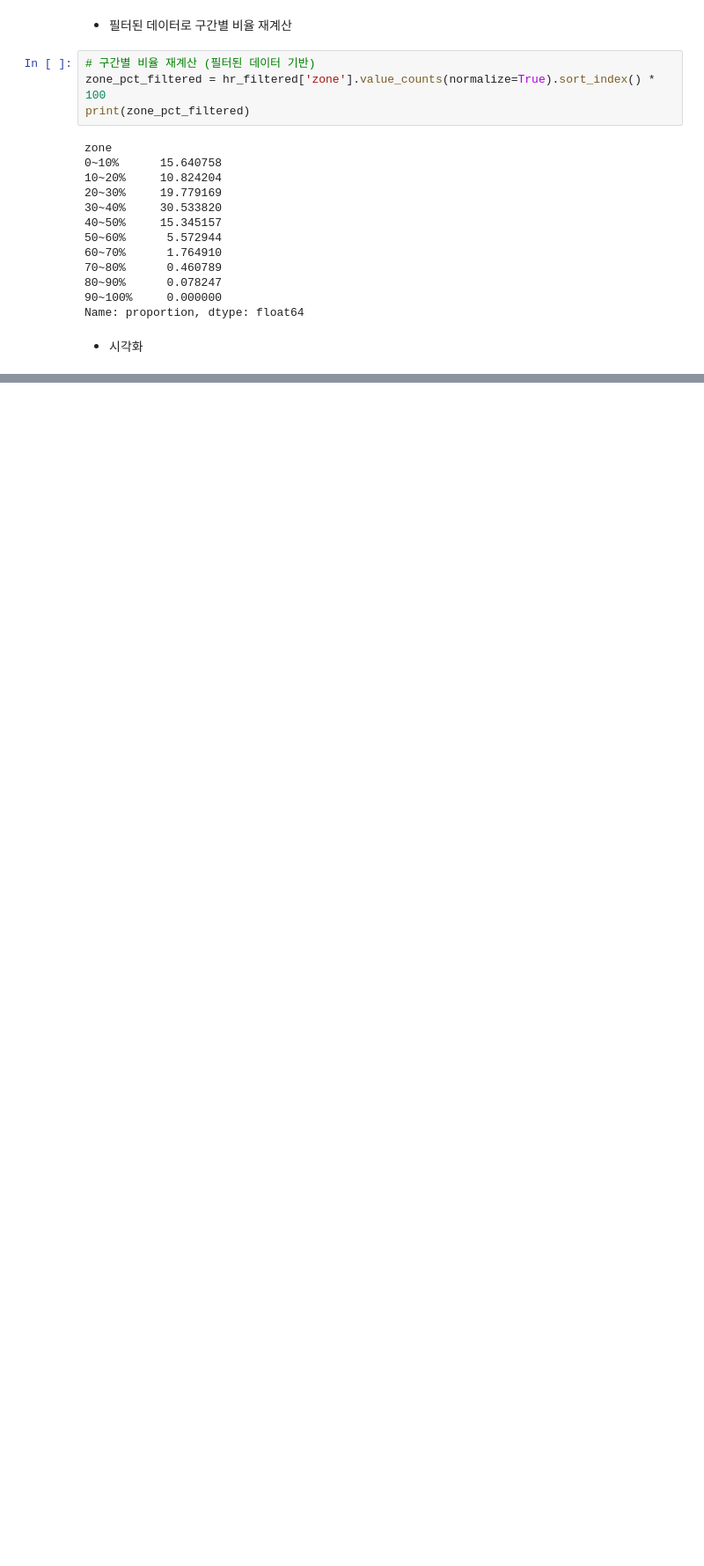
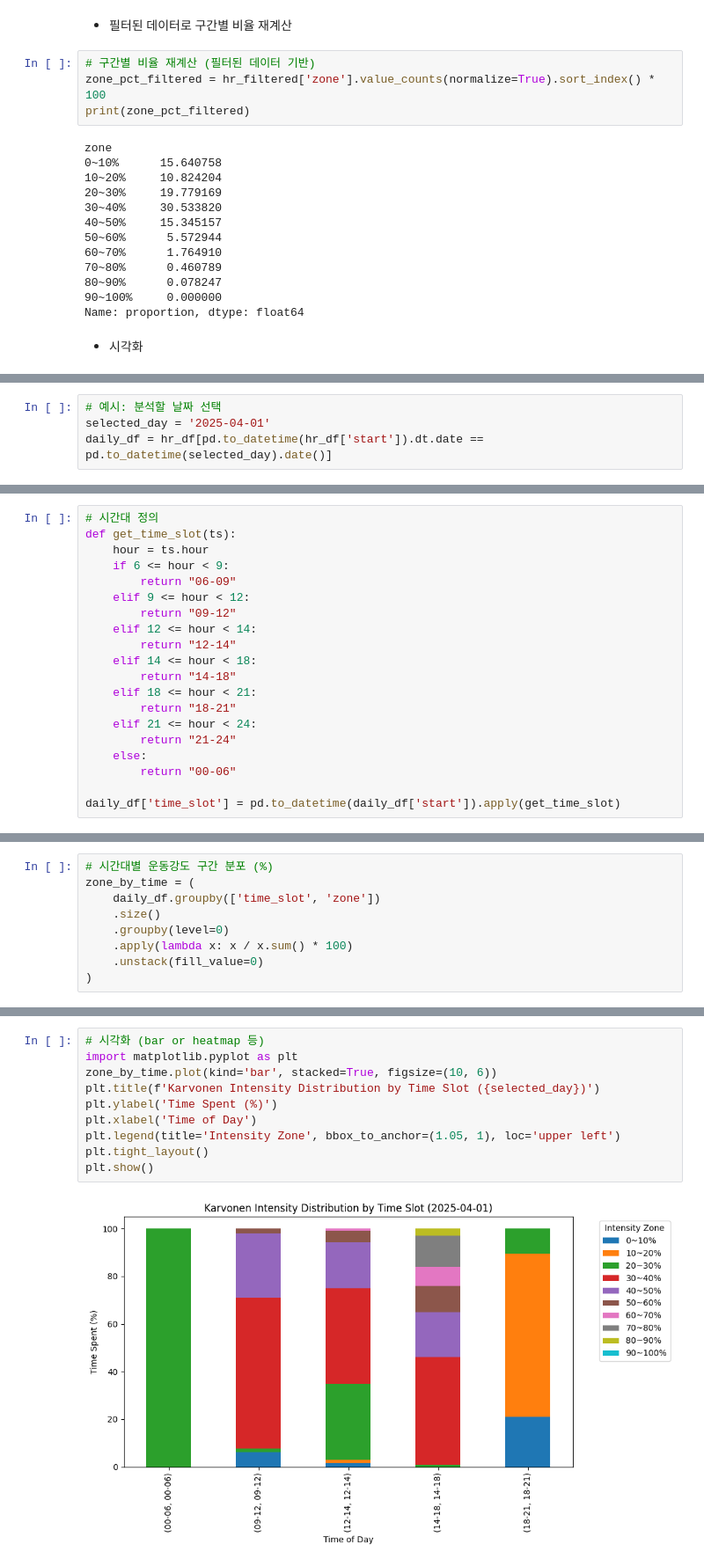
Before and after one commit to Mattlee10/Matt_Labs, a Jupyter notebook: Matt's_labs.ipynb, the cells around one changed output, grey strips where cells are left out. Shown at 88% size. Cells and saved outputs as stored; diff of their text form; blank space fills up the shorter version.

```diff
--- a/Matt's_labs.ipynb
+++ b/Matt's_labs.ipynb
@@ -197,0 +200,4 @@ plt.show()
+# %%
+# 예시: 분석할 날짜 선택
+selected_day = '2025-04-01'
+daily_df = hr_df[pd.to_datetime(hr_df['start']).dt.date == pd.to_datetime(selected_day).date()]
@@ -197,0 +206,20 @@ plt.show()
+# %%
+# 시간대 정의
+def get_time_slot(ts):
+    hour = ts.hour
+    if 6 <= hour < 9:
+        return "06-09"
+    elif 9 <= hour < 12:
+        return "09-12"
+    elif 12 <= hour < 14:
+        return "12-14"
+    elif 14 <= hour < 18:
+        return "14-18"
+    elif 18 <= hour < 21:
+        return "18-21"
+    elif 21 <= hour < 24:
+        return "21-24"
+    else:
+        return "00-06"
+
+daily_df['time_slot'] = pd.to_datetime(daily_df['start']).apply(get_time_slot)
@@ -197,0 +234,9 @@ plt.show()
+# %%
+# 시간대별 운동강도 구간 분포 (%)
+zone_by_time = (
+    daily_df.groupby(['time_slot', 'zone'])
+    .size()
+    .groupby(level=0)
+    .apply(lambda x: x / x.sum() * 100)
+    .unstack(fill_value=0)
+)
@@ -197,0 +245,12 @@ plt.show()
+# %%
+# 시각화 (bar or heatmap 등)
+import matplotlib.pyplot as plt
+zone_by_time.plot(kind='bar', stacked=True, figsize=(10, 6))
+plt.title(f'Karvonen Intensity Distribution by Time Slot ({selected_day})')
+plt.ylabel('Time Spent (%)')
+plt.xlabel('Time of Day')
+plt.legend(title='Intensity Zone', bbox_to_anchor=(1.05, 1), loc='upper left')
+plt.tight_layout()
+plt.show()
+# %% [output]
+[figure, added]
```
Also changed, not shown: parts of 6 cells of this notebook.
